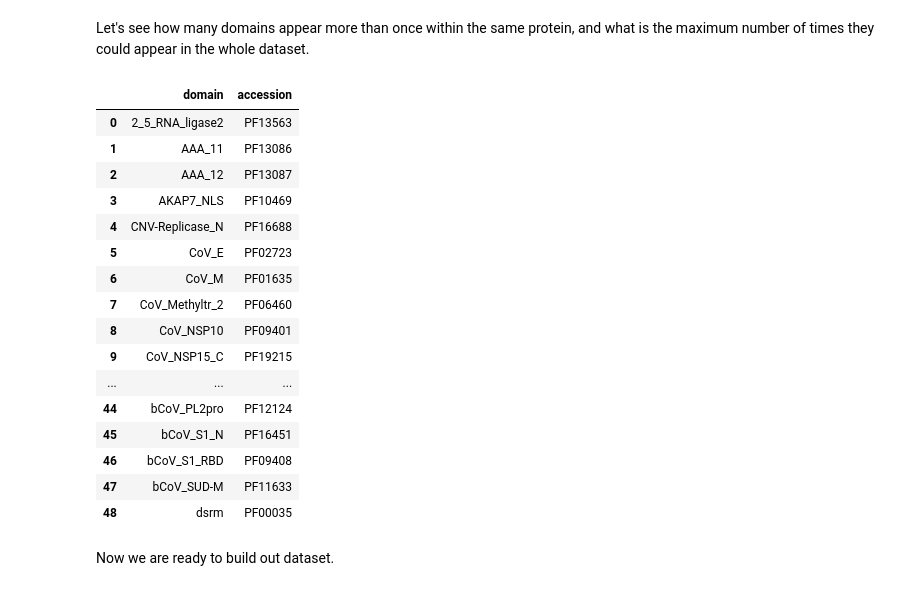
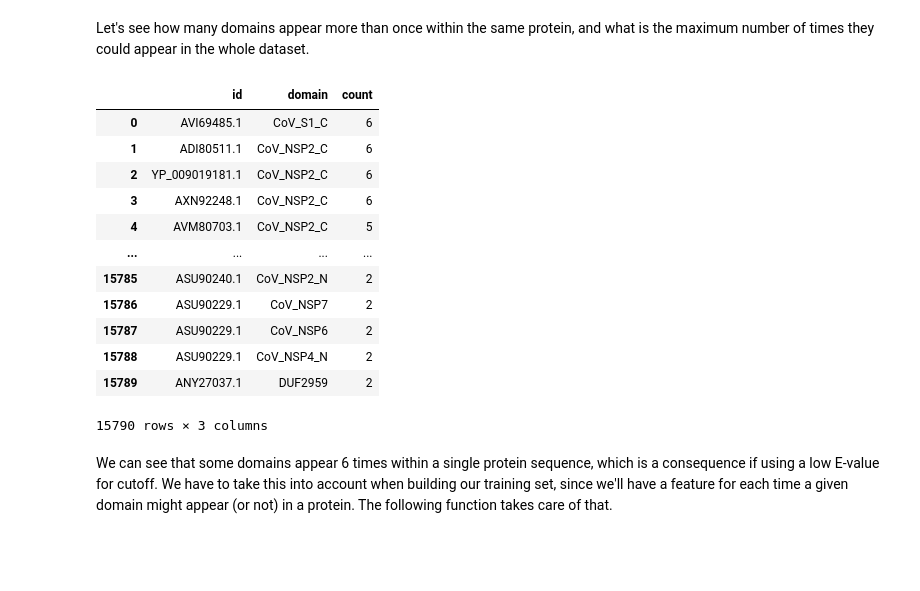
Before and after one commit to pellegre/coronaversing, a Jupyter notebook: proteindb.ipynb, the cells around one changed output. Cells and saved outputs as stored; diff of their text form; code cells hidden in the pictures; blank space fills up the shorter version.

```diff
--- a/proteindb.ipynb
+++ b/proteindb.ipynb
@@ -398,6 +449,7 @@ sns.distplot(not_orf1_cds["length"], kde=False);
 # %% [markdown]
 So yes, there is a pretty clear separation between ORF1ABs from the others.
 # %%
+orf1ab = not_orf1_cds[not_orf1_cds["length"] > 15000]
 not_orf1_cds = not_orf1_cds[(not_orf1_cds["type"] == "CDS") & (not_orf1_cds["length"] < 15000)]
 plt.figure(figsize=(16, 6))
 sns.distplot(not_orf1_cds["length"], kde=False);
@@ -1222,0 +1582,7 @@ We are going to start with the easiest case, which is ORF1A/B classification, th
+# %%
+corona_tagged_db = corona_db.copy()
+corona_tagged_db.loc[orf1a_rf_tagged_orfs.index, "label"] = orf1a_rf_tagged_orfs["label"].values
+tagged = corona_tagged_db[corona_tagged_db["label"] == "ORF1A"]
+not_tagged = corona_tagged_db[~corona_tagged_db["id"].isin(tagged["id"])]
+not_tagged_ids = not_tagged["id"].unique()
+print("[+] got", len(not_tagged_ids), " not tagged samples")
@@ -1222,0 +1668,9 @@ We are going to start with the easiest case, which is ORF1A/B classification, th
+# %%
+corona_tagged_db = corona_tagged_db[~corona_tagged_db["id"].isin(not_tagged_ids)]
+print("[+] got", len(corona_tagged_db["id"].unique()), "samples")
+print("[+] got", len(corona_tagged_db[corona_tagged_db["label"] == "ORF1A"]), "ORF1A tags")
+
+with open(cache_corona_tagged_db, "wb") as handle:
+    pickle.dump(corona_tagged_db, handle, protocol=pickle.HIGHEST_PROTOCOL)
+
+print("[+] wrote", cache_corona_tagged_db)
@@ -1232,14 +1692,14 @@ The Pfam database contains more than \~17k domains. We are only interested in th
 # %%
-CDS_FASTA_FILE = "./data/pfam/corona_cds.faa"
-SCAN_FILE = "./data/pfam/matches_cds.scan"
+CDS_FASTA_FILE = "./data/pfam/corona_cds.fasta"
+
+undef_orfs = corona_tagged_db[(corona_tagged_db["type"] == "ORF") & (corona_tagged_db["type"] == "UNDEF")]
 
 records = []
-for cls in corona_cds_orfs:
-    for index, row in corona_cds_orfs[cls].iterrows():
-        record = SeqRecord(Seq(row["translation"]), id=index, description=row["product"])
-        records.append(record)
+for index, row in undef_orfs.iterrows():
+    record = SeqRecord(Seq(row["protein"]), id=index, description=row["id"])
+    records.append(record)
 
 SeqIO.write(records, CDS_FASTA_FILE, "fasta")
 
-print("[+] wrote", CDS_FASTA_FILE)
+print("[+] fasta file written :", CDS_FASTA_FILE)
 # %% [output]
@@ -1321,23 +1796,19 @@ display(HTML(pfam_matches.head(7).to_html()))
 Let's see how many domains appear more than once within the same protein, and what is the maximum number of times they could appear in the whole dataset.
 # %%
 duplicated = pfam_matches[pfam_matches.duplicated(["id", "accession"], keep=False)]
-duplicated_domains = duplicated.groupby("domain").first()["accession"]
-display(HTML(duplicated_domains.reset_index().to_html()))
+duplicated_domains = duplicated.groupby(["id", "domain"]).size().sort_values(ascending=False)
+duplicated_domains.reset_index(name = "count")
 # %% [output]
-|  | domain | accession |
-| 0 | 2_5_RNA_ligase2 | PF13563 |
-| 1 | AAA_11 | PF13086 |
-| 2 | AAA_12 | PF13087 |
-| 3 | AKAP7_NLS | PF10469 |
-| 4 | CNV-Replicase_N | PF16688 |
-| 5 | CoV_E | PF02723 |
-| 6 | CoV_M | PF01635 |
-| 7 | CoV_Methyltr_2 | PF06460 |
-| 8 | CoV_NSP10 | PF09401 |
-| 9 | CoV_NSP15_C | PF19215 |
-| ... | ... | ... |
-| 44 | bCoV_PL2pro | PF12124 |
-| 45 | bCoV_S1_N | PF16451 |
-| 46 | bCoV_S1_RBD | PF09408 |
-| 47 | bCoV_SUD-M | PF11633 |
-| 48 | dsrm | PF00035 |
+|  | id | domain | count |
+| 0 | AVI69485.1 | CoV_S1_C | 6 |
+| 1 | ADI80511.1 | CoV_NSP2_C | 6 |
+| 2 | YP_009019181.1 | CoV_NSP2_C | 6 |
+| 3 | AXN92248.1 | CoV_NSP2_C | 6 |
+| 4 | AVM80703.1 | CoV_NSP2_C | 5 |
+| ... | ... | ... | ... |
+| 15785 | ASU90240.1 | CoV_NSP2_N | 2 |
+| 15786 | ASU90229.1 | CoV_NSP7 | 2 |
+| 15787 | ASU90229.1 | CoV_NSP6 | 2 |
+| 15788 | ASU90229.1 | CoV_NSP4_N | 2 |
+| 15789 | ANY27037.1 | DUF2959 | 2 |
+15790 rows × 3 columns
@@ -1348,3 +1815,3 @@ domain_count = domain_count.set_index("domain").to_dict()
-# %% [markdown]
-Now we are ready to build out dataset.
+# %% [markdown]
+We can see that some domains appear 6 times within a single protein sequence, which is a consequence if using a low E-value for cutoff. We have to take this into account when building our training set, since we'll have a feature for each time a given domain might appear (or not) in a protein. The following function takes care of that.
 # %%
```
Also changed, not shown: parts of 40 cells of this notebook, 1 other file.
